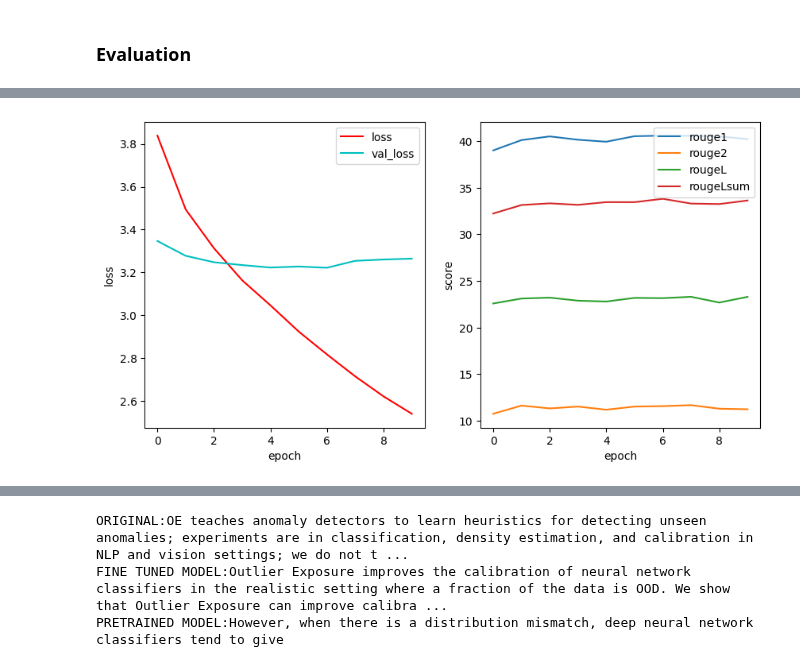
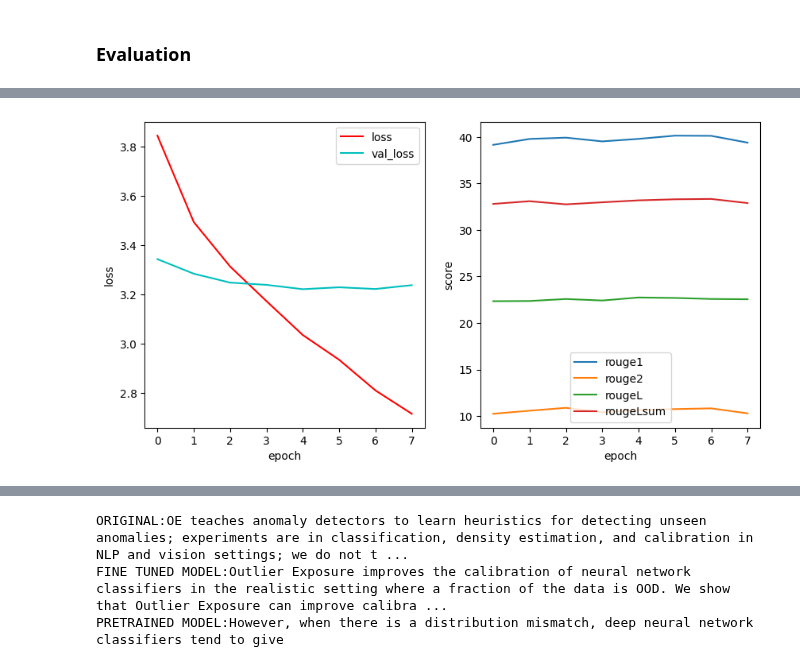
Before and after one commit to iguerrasevillano/Automated_Summaries_Generation_Scientific_Papers, a Jupyter notebook: TLDR.ipynb, the cells around one changed output, grey strips where cells are left out. Cells and saved outputs as stored; diff of their text form; code cells hidden in the pictures.

```diff
--- a/TLDR.ipynb
+++ b/TLDR.ipynb
@@ -331,27 +303,37 @@ tokenizer.convert_tokens_to_ids('We')
 model = TFAutoModelForSeq2SeqLM.from_pretrained('facebook/bart-base')
 
 model.generation_config.max_length = 150
-# model.generation_config.min_length = 50
-model.generation_config.length_penalty = 3.0
+model.generation_config.min_length = 60
+model.generation_config.length_penalty = 2.0
 model.generation_config.num_beams = 4
 
 model.generation_config.do_sample = False
-#model.generation_config.temperature = 0.5
+model.generation_config.temperature = 1
 model.generation_config.begin_suppress_tokens  = [tokenizer.convert_tokens_to_ids('We')]
-model.generation_config.suppress_tokens = tokenizer.convert_tokens_to_ids(['paper', 'Paper'])
+model.generation_config.suppress_tokens = [
+    # tokenizer.convert_tokens_to_ids('Ġpaper'),
+                                           tokenizer.convert_tokens_to_ids('ĠPro'),
+                                          # tokenizer.convert_tokens_to_ids('Ġauthors'),
+                                           tokenizer.convert_tokens_to_ids('ĠIntrodu')]
+                                          #  tokenizer.convert_tokens_to_ids('Ġwork'),
+                                          #  tokenizer.convert_tokens_to_ids('Ġmethod')]
 
 model.generation_config.num_beam_groups = 4
-model.generation_config.diversity_penalty = 0.5
+model.generation_config.diversity_penalty = 0.7
 
-model.generation_config.repetition_penalty = 2.0
+model.generation_config.no_repeat_ngram_size = 3
 
-model.config.attention_dropout = 0.2
+model.generation_config.repetition_penalty = 1.3
+
+# model.generation_config.renormalize_logits = True
+
+model.config.attention_dropout = 0.1
 
 use_XLA = False
 if use_XLA:
   model.generation_config.no_repeat_ngram_size = 0 # In order to use XLA Generation
 
-name_model = 'greedy-norep-v2/'
+name_model = 'greedy-norep-v5/'
 
 print(model.generation_config)
 
@@ -589,7 +569,9 @@ name_models = {'sampling-norep-v0' : 'sampling-norep-v0/',
               #  'sampling-norep-v1' : 'sampling-norep-v1/',
               #  'greedy-norep-v0' : 'greedy-norep-v0/',
               #  'greedy-norep-v1' : 'greedy-norep-v1/',
-               'greedy-norep-v2' : 'greedy-norep-v2'}
+              #  'greedy-norep-v2' : 'greedy-norep-v2/',
+              #  'greedy-norep-v3' : 'greedy-norep-v3/',
+               'greedy-norep-v4' : 'greedy-norep-v4'}
 
 save_paths = {}
 models = {}
@@ -644,37 +626,37 @@ GenerationConfig {
   ]
 }
 # %%
-name = 'greedy-norep-v2'
+name = 'greedy-norep-v4'
 save_path = save_paths[name]
 
 with open(save_path + '/training_history.json', 'r') as file:
     loaded_history = json.load(file)
 
 H = History()
 H.history = loaded_history
 
 
 def plot_graphics(H):
 
     # Create a figure with 1 row and 2 columns, and set the figure size
     fig, ax = plt.subplots(1,2,figsize=(10,5))
 
     # Plot the training and validation loss for each epoch in the first subplot
     ax[0].plot(np.arange(0,len(H.history["loss"]) ), H.history["loss"], 'r', label="loss")
     ax[0].plot(np.arange(0,len(H.history["loss"])), H.history["val_loss"], 'c', label="val_loss")
     ax[0].set_xlabel('epoch')
     ax[0].set_ylabel('loss')
     ax[0].legend(loc="upper right")
     ax[1].plot(np.arange(0,len(H.history["loss"])), H.history["rouge1"], label="rouge1")
     ax[1].plot(np.arange(0,len(H.history["loss"])), H.history["rouge2"], label="rouge2")
     ax[1].plot(np.arange(0,len(H.history["loss"])), H.history["rougeL"], label="rougeL")
     ax[1].plot(np.arange(0,len(H.history["loss"])), H.history["rougeLsum"], label="rougeLsum")
     ax[1].set_xlabel('epoch')
     ax[1].set_ylabel('score')
     ax[1].legend()
 
 plot_graphics(H)
 plt.savefig(save_path + '/figure.png')
 # %% [output]
-[figure, old version]
+[figure, new version]
 # %%
```
Also changed, not shown: parts of 41 cells of this notebook.
